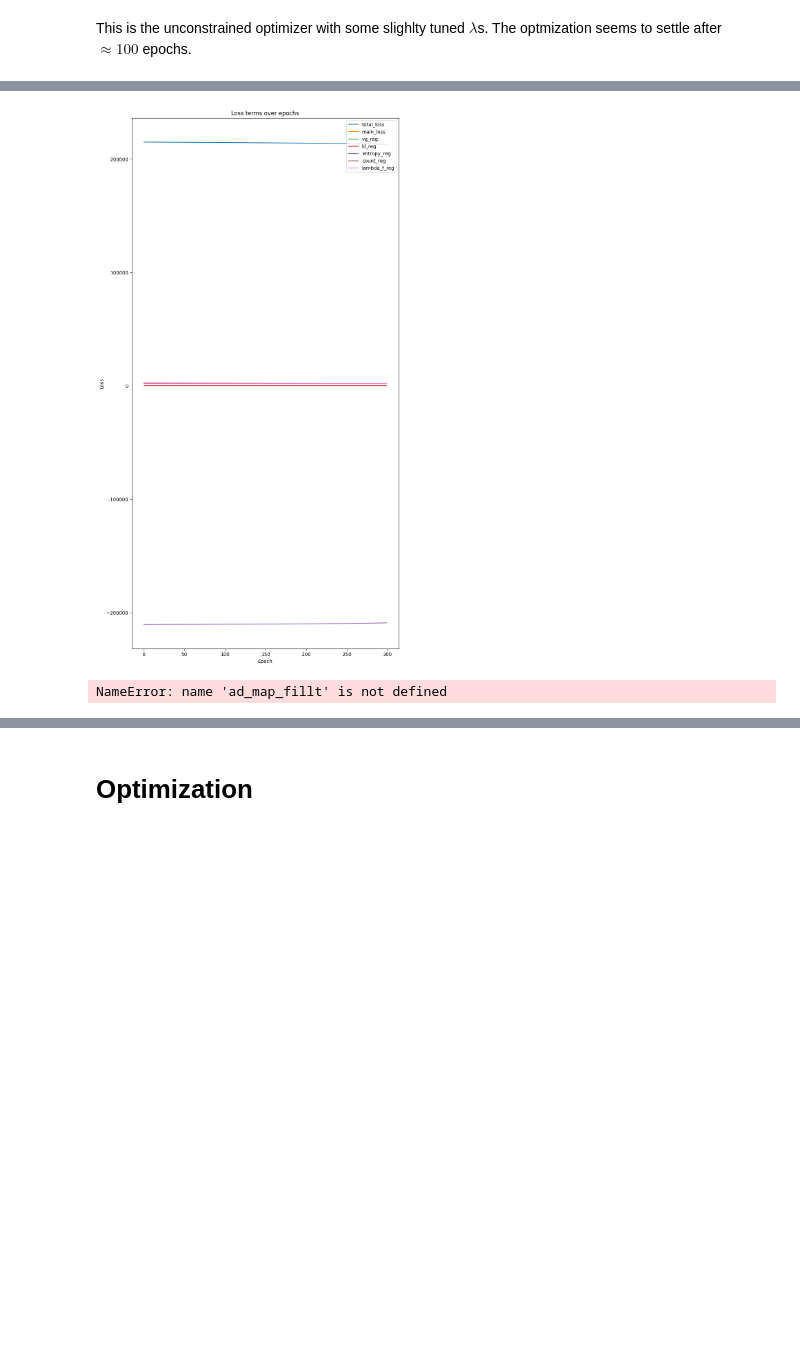
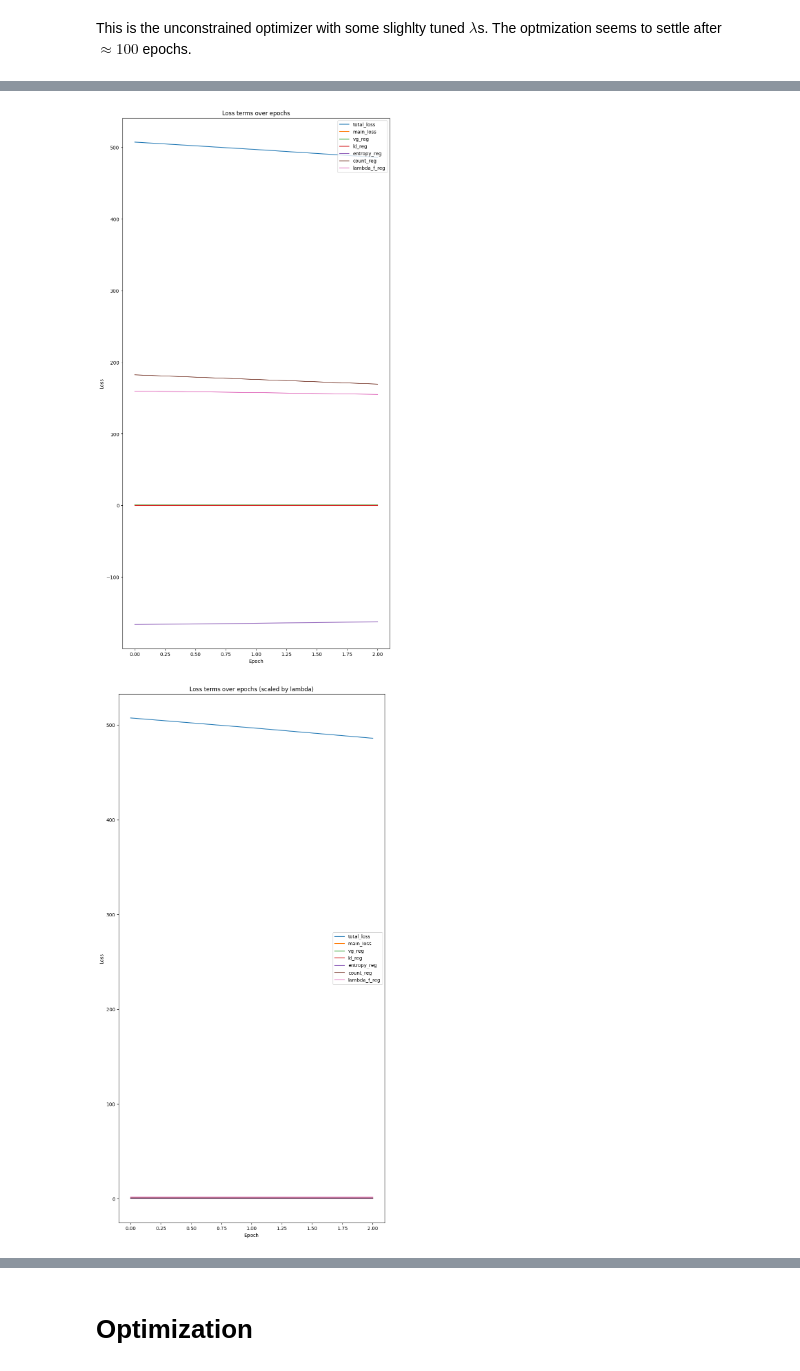
Before and after one commit to enric-bazz/Tangram, a Jupyter notebook: MyNotebooks/tangramlit_sensitivity_analysis.ipynb, the cells around one changed output, grey strips where cells are left out. Drawn from its saved outputs; the diff is of its cells as text; code cells hidden in the pictures; blank space fills up the shorter version.

```diff
--- a/MyNotebooks/tangramlit_sensitivity_analysis.ipynb
+++ b/MyNotebooks/tangramlit_sensitivity_analysis.ipynb
@@ -73,8 +40,8 @@ H:\Il mio Drive
 # %% [markdown]
 # Data loading
 # %%
-## Load cropped datasets
+## Load pre-processed datasets
 path = "H:/Il mio Drive"
-adata_sc = ad.read_h5ad(path + "/data_tangram/counts100k_norm_wo_raw_train_genes.h5ad")
+adata_sc = sc.read_h5ad(path + "/data_tangram/counts100k_filt_pp_train_genes.h5ad")
 adata_sc
 # %% [output]
@@ -85,4 +55,4 @@ AnnData object with n_obs × n_vars = 100000 × 252
 # %%
-adata_st = ad.read_h5ad(path + "/dati_per_enrico.lnk/slice200_norm_wo_raw.h5ad")
+adata_st = sc.read_h5ad(path + "/data_tangram/slice200_pp.h5ad")
 adata_st
 # %% [output]
@@ -108,4 +64,0 @@ Number of outside cells:  819
-# %%
-# Drop cells above
-adata_sc = adata_sc[~adata_sc.obs['Allen.subclass_label'].isin(['Low Quality', 'doublet', 'Outside'])].copy()
-adata_sc
@@ -161,14 +110,19 @@ if mode == "constrained":
 # %% [markdown]
 This is the unconstrained optimizer with some slighlty tuned $\lambda$s. The optmization seems to settle after $\approx 100$ epochs.
 # %%
-ad_map_filt = tg.map_cells_to_space(adata_sc, adata_st, mode='constrained',
-                                density_prior='rna_count_based', num_epochs=300,
-                                lambda_d=1,
-                                lambda_g1=0.5,
-                                lambda_g2=0.5,
-                                lambda_r=0.3,
-                                lambda_count=0.05,
-                                lambda_f_reg=0.1,
-                                random_state=random_state,
-                                )
+ad_map_filt, mapper_filt, datamodule_filt = tg.map_cells_to_space(
+    adata_sc=adata_sc,
+    adata_st=adata_st,
+    mode='filter',
+    num_epochs=3,
+    lambda_d=1,
+    lambda_g1=1,
+    lambda_g2=1,
+    lambda_r=0.0003,
+    lambda_l1=0,
+    lambda_l2=0,
+    lambda_count=0.005,
+    lambda_f_reg=0.01,
+    random_state=42,
+    )
 # %% [output]
@@ -183,11 +168,11 @@ INFO:root:Saving results..
 # %%
 # Plot loss terms
-tg.plot_loss_terms(adata_map=ad_map_filt, log_scale=False)
+tg.plot_loss_terms(adata_map=ad_map_filt, hyperpams=mapper_filt.hparams, log_scale=False)
+tg.plot_loss_terms(adata_map=ad_map_filt, hyperpams=mapper_filt.hparams, log_scale=False, lambda_scale=True)
 
 # Plot final filter values distribution
-# if mode == "constrained":
-tg.plot_filter_weights(ad_map_filt, plot_spaghetti=True, plot_envelope=True)
-tg.plot_filter_count(ad_map_filt, target_count=target_count)
+tg.plot_filter_weights_light(ad_map_filt, plot_spaghetti=True, plot_envelope=True)
+tg.plot_filter_count(ad_map_filt, target_count=None)
 # %% [output]
-[figure, old version]
+[figure, new version]
-NameError: name 'ad_map_fillt' is not defined
+[figure, added]
```
Also changed, not shown: parts of 21 cells of this notebook, 1 other file.
